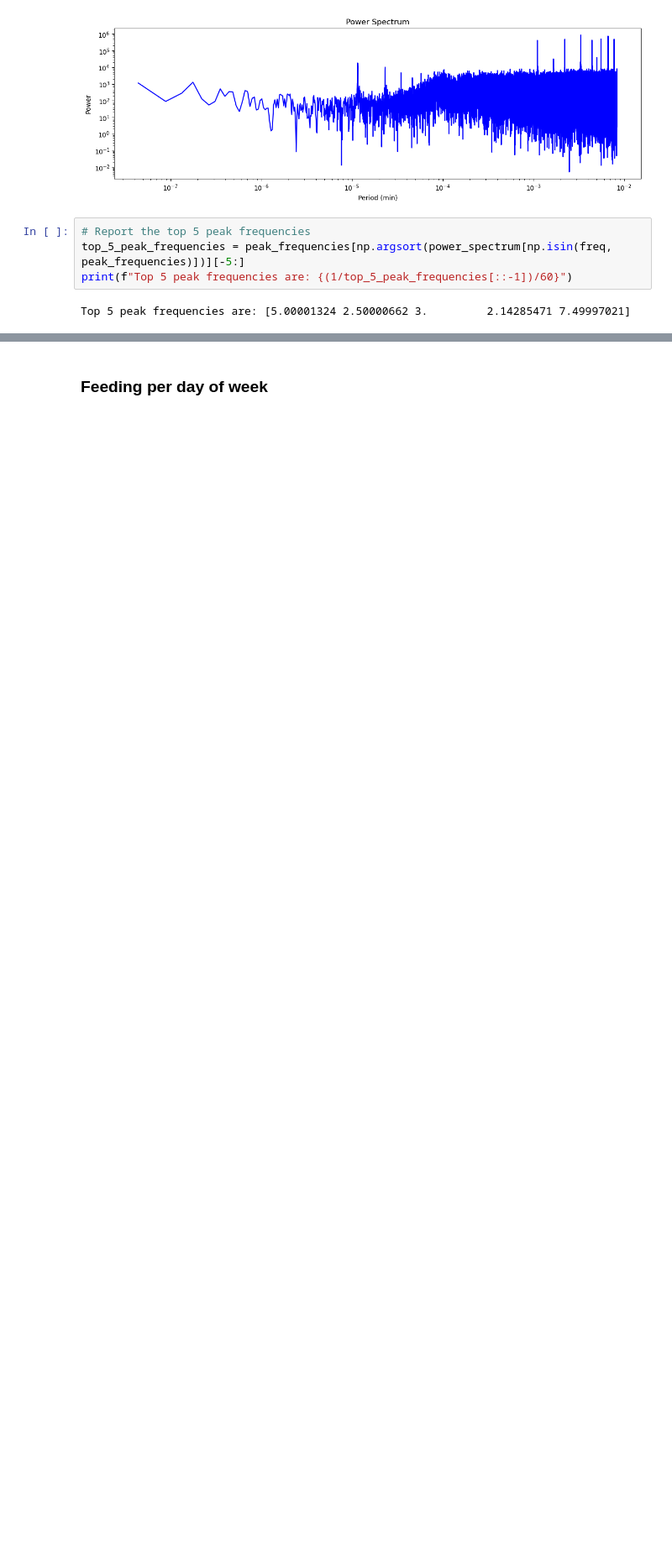
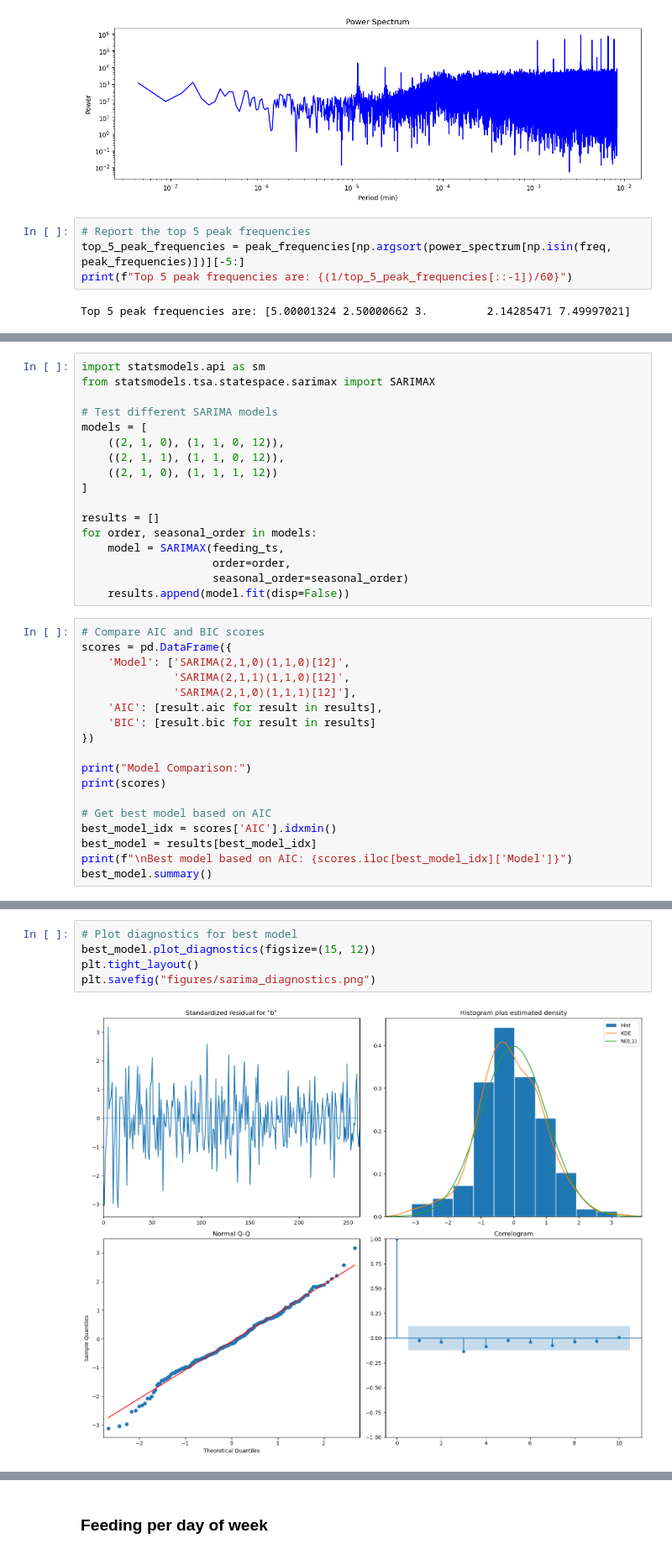
Before and after one commit to deividribeiro/baby_growth_tracking, a Jupyter notebook: mybaby.ipynb, the cells around one changed output, grey strips where cells are left out. Shown at 84% size. Cells and saved outputs as stored; diff of their text form; blank space fills up the shorter version.

```diff
--- a/mybaby.ipynb
+++ b/mybaby.ipynb
@@ -248,0 +323,35 @@ Top 5 peak frequencies are: [5.00001324 2.50000662 3.         2.14285471 7.49997
+# %%
+import statsmodels.api as sm
+from statsmodels.tsa.statespace.sarimax import SARIMAX
+
+# Test different SARIMA models
+models = [
+    ((2, 1, 0), (1, 1, 0, 12)),
+    ((2, 1, 1), (1, 1, 0, 12)),
+    ((2, 1, 0), (1, 1, 1, 12))
+]
+
+results = []
+for order, seasonal_order in models:
+    model = SARIMAX(feeding_ts,
+                    order=order,
+                    seasonal_order=seasonal_order)
+    results.append(model.fit(disp=False))
+# %%
+# Compare AIC and BIC scores
+scores = pd.DataFrame({
+    'Model': ['SARIMA(2,1,0)(1,1,0)[12]',
+              'SARIMA(2,1,1)(1,1,0)[12]',
+              'SARIMA(2,1,0)(1,1,1)[12]'],
+    'AIC': [result.aic for result in results],
+    'BIC': [result.bic for result in results]
+})
+
+print("Model Comparison:")
+print(scores)
+
+# Get best model based on AIC
+best_model_idx = scores['AIC'].idxmin()
+best_model = results[best_model_idx]
+print(f"\nBest model based on AIC: {scores.iloc[best_model_idx]['Model']}")
+best_model.summary()
@@ -248,0 +386,7 @@ Top 5 peak frequencies are: [5.00001324 2.50000662 3.         2.14285471 7.49997
+# %%
+# Plot diagnostics for best model
+best_model.plot_diagnostics(figsize=(15, 12))
+plt.tight_layout()
+plt.savefig("figures/sarima_diagnostics.png")
+# %% [output]
+[figure, added]
```
Also changed, not shown: parts of 6 cells of this notebook.
